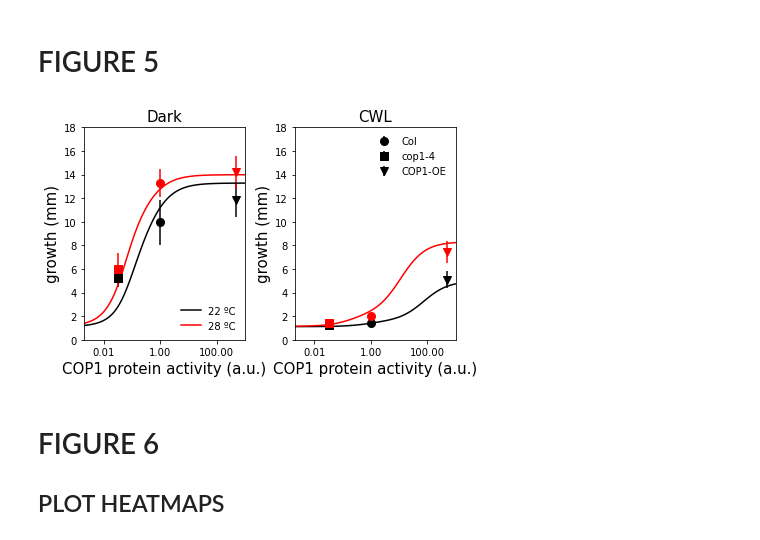
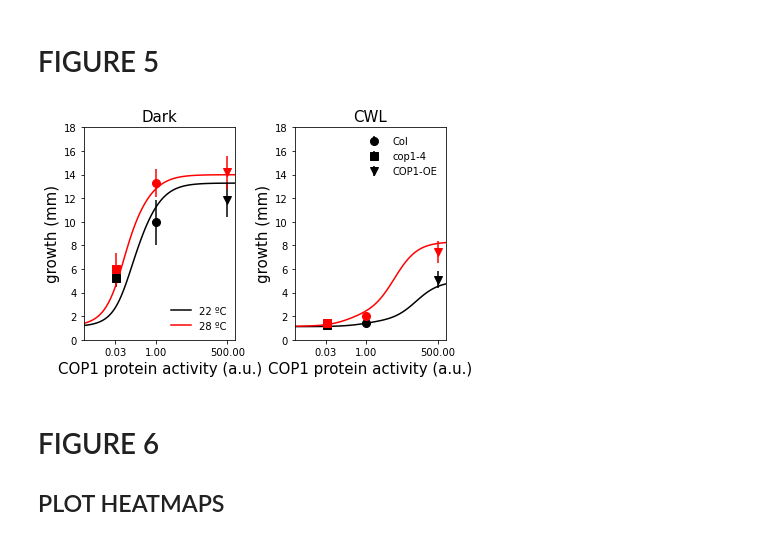
Before and after one commit to PabloCatalan/hypocotyl, a Jupyter notebook: main_figures.ipynb, the cells around one changed output. Cells and saved outputs as stored; diff of their text form; code cells hidden in the pictures.

```diff
--- a/main_figures.ipynb
+++ b/main_figures.ipynb
@@ -309,7 +327,7 @@ for t1,t in enumerate([22,28]):
     ax.set_ylim([0,18])
     ax.set_xlabel('COP1 protein activity (a.u.)', size=15)
     ax.set_ylabel('growth (mm)', size=15)
-    ax.set_xticks([0.01,1,100])
+    ax.set_xticks([0.03,1,500])
     ax.set_xticklabels(ax.get_xticks(), size=10)
     ax.set_yticklabels(ax.get_yticks(), size=10)
     ax.xaxis.set_major_formatter(FormatStrFormatter('%.2f'))
@@ -325,35 +343,35 @@ for t1,t in enumerate([22,28]):
 #LIGHT
 ax=fig.add_subplot(1,2,2)
 DFd=DF[DF['D']==24]
 TC=['k', 'r']
 for t1,t in enumerate([22,28]):
     DFc=DFd[DFd['T']==t]
     ax.plot(DFc['Prot'], DFc['Growth'], color=TC[t1], label='_nolegend_')
     ax.set_xscale('log')
     ax.set_xlim([0.002,999])
     ax.set_ylim([0,18])
     ax.set_xlabel('COP1 protein activity (a.u.)', size=15)
     ax.set_ylabel('growth (mm)', size=15)
-    ax.set_xticks([0.01,1,100])
+    ax.set_xticks([0.03,1,500])
     ax.set_xticklabels(ax.get_xticks(), size=10)
     ax.set_yticklabels(ax.get_yticks(), size=10)
     ax.xaxis.set_major_formatter(FormatStrFormatter('%.2f'))
     ax.yaxis.set_major_formatter(FormatStrFormatter('%d'))
     ax.set_title('CWL', fontsize=15)
     #PLOT MUTANTS
     for c1,c in enumerate(COP1m):
         sT=str(t)
         y=avgdata[COP1m[c1]][sT+'_24']
         yerr=stddata[COP1m[c1]][sT+'_24']
         if t==22:
             ax.errorbar(COP1ex[c1],y,yerr=yerr,fmt=SL[c1],color=TC[t1],markersize=8,ecolor=TC[t1],markeredgecolor=TC[t1],label=c)
         else:
             ax.errorbar(COP1ex[c1],y,yerr=yerr,fmt=SL[c1],color=TC[t1],markersize=8,ecolor=TC[t1],markeredgecolor=TC[t1])
     ax.legend(frameon=False)
 fig.tight_layout()
 fig.savefig('figures/fig5B_paper.pdf', bbox_inches='tight')
 # %% [output]
-[figure, old version]
+[figure, new version]
 # %% [markdown]
 # FIGURE 6
 
```
Also changed, not shown: parts of 6 cells of this notebook, 1 other file.
